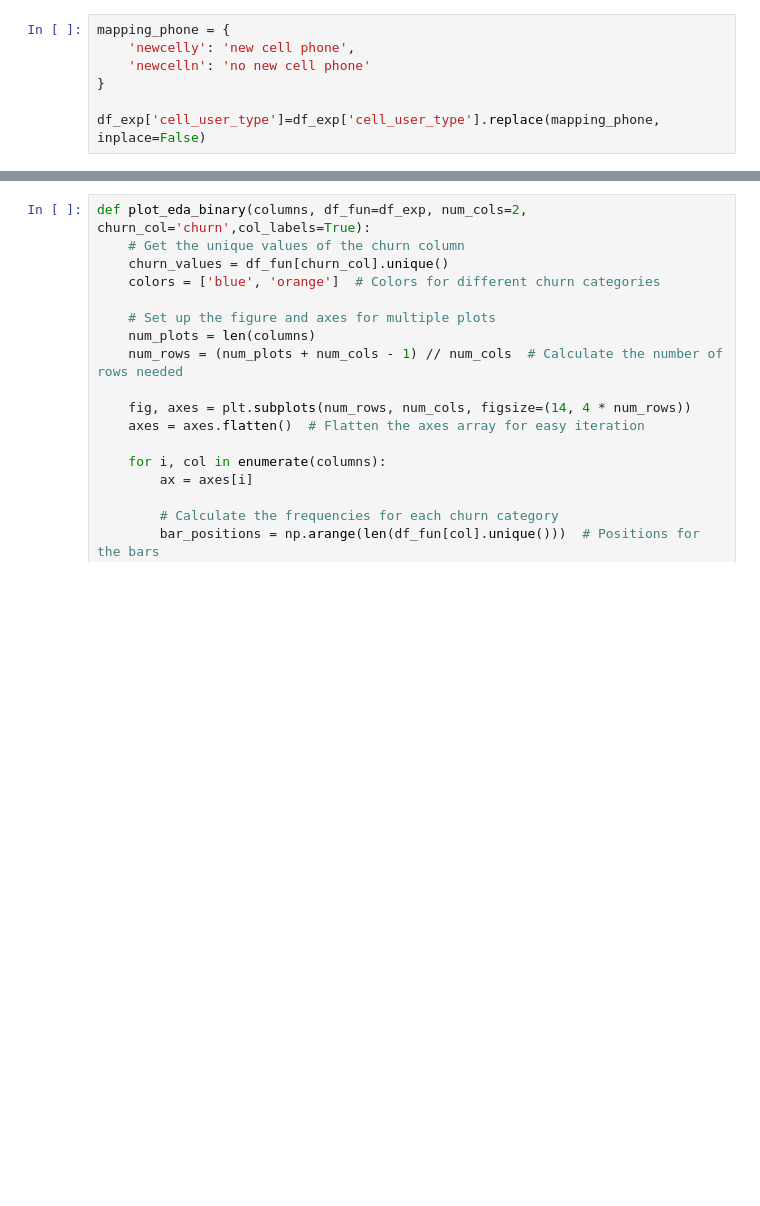
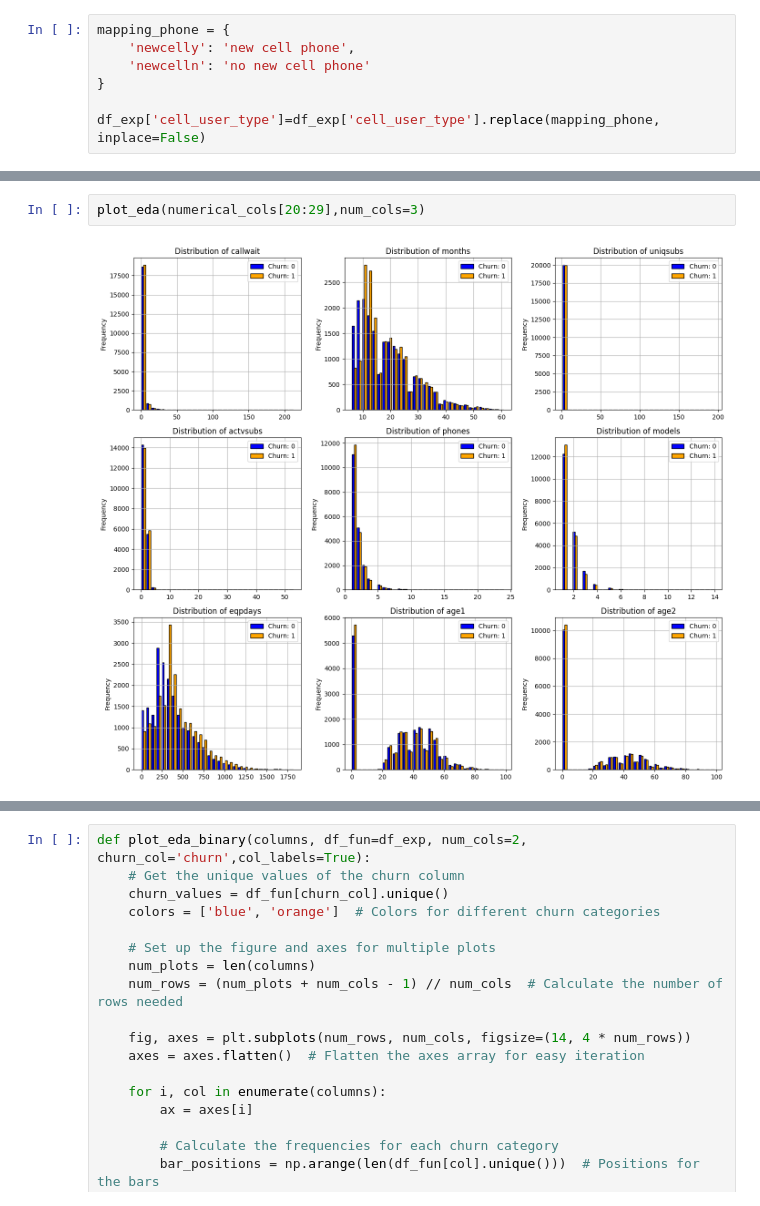
Before and after one commit to GrzegKrajewski/Masters_churn, a Jupyter notebook: code_masters_gk.ipynb, the cells around one changed output, grey strips where cells are left out. Drawn from its saved outputs; the diff is of its cells as text; blank space fills up the shorter version.

```diff
--- a/code_masters_gk.ipynb
+++ b/code_masters_gk.ipynb
@@ -325,0 +378,4 @@ plot_eda(numerical_cols,num_cols=3)
+# %%
+plot_eda(numerical_cols[20:29],num_cols=3)
+# %% [output]
+[figure, added]
```
Also changed, not shown: parts of 20 cells of this notebook.
